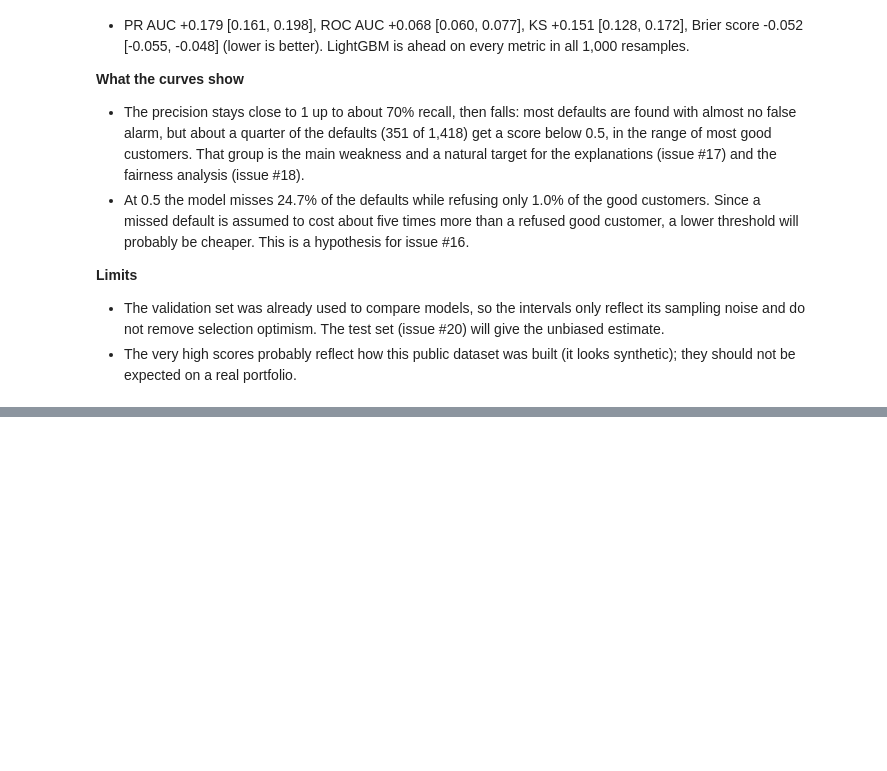
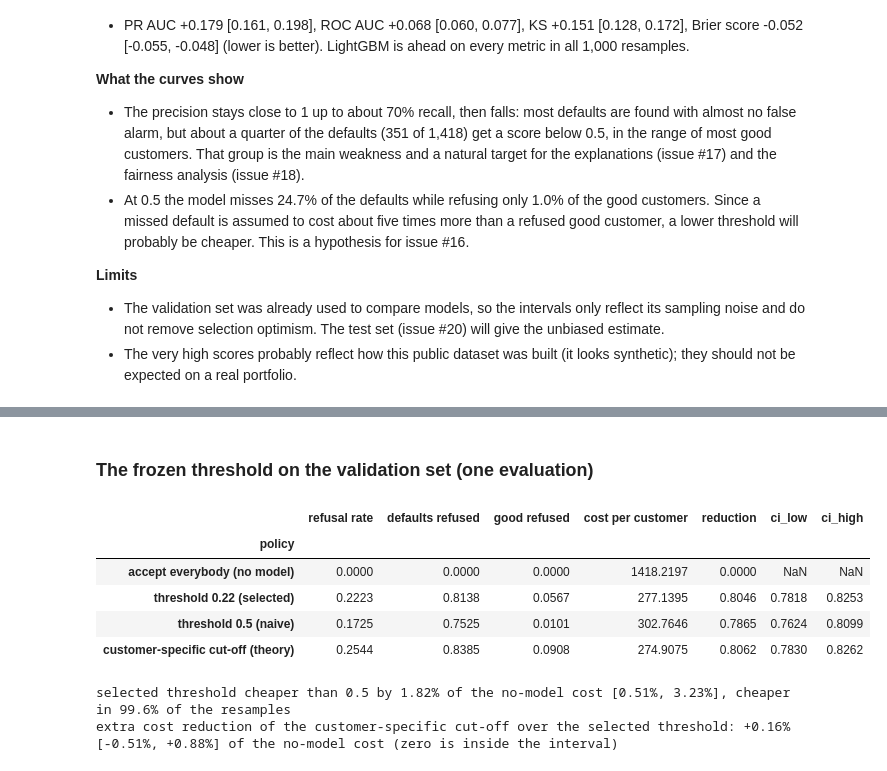
Before and after one commit to cheickbougoum90-web/credit-risk-scoring, a Jupyter notebook: notebooks/03_evaluation_explainability.ipynb, the cells around one changed output, grey strips where cells are left out. Cells and saved outputs as stored; diff of their text form; code cells hidden in the pictures; blank space fills up the shorter version.

```diff
--- a/notebooks/03_evaluation_explainability.ipynb
+++ b/notebooks/03_evaluation_explainability.ipynb
@@ -170,0 +254,11 @@ For the Brier score a lower value is better, so a negative difference favors Lig
+# %%
+rows = []
+for lgd in (0.4, 0.6, 0.8):
+    f, p_ = customer_costs(X_train["loan_amnt"], rate_train, lgd)
+    c = cost_curve(y_tr, oof, f, p_); lo_, hi_ = near_optimal_range(c, 0.01)
+    rows.append({"scenario": f"loss given default {lgd:.0%}", "optimal threshold": optimal_threshold(c), "within 1% of minimum": f"{lo_} to {hi_}"})
+for ratio in (3, 5, 10):
+    f, p_ = np.full(len(y_tr), float(ratio)), np.ones(len(y_tr))
+    c = cost_curve(y_tr, oof, f, p_); lo_, hi_ = near_optimal_range(c, 0.01)
+    rows.append({"scenario": f"unit costs {ratio}:1", "optimal threshold": optimal_threshold(c), "within 1% of minimum": f"{lo_} to {hi_}", "theory 1/(1+ratio)": round(1 / (1 + ratio), 3)})
+display(pd.DataFrame(rows).set_index("scenario"))
@@ -170,0 +274,41 @@ For the Brier score a lower value is better, so a negative difference favors Lig
+# %% [markdown]
+### The frozen threshold on the validation set (one evaluation)
+# %%
+fn_v, fp_v = customer_costs(X_val["loan_amnt"], rate_val, DEFAULT_LGD)
+p_val = scores["lightgbm"]
+policies = {
+    f"threshold {DECISION_THRESHOLD} (selected)": p_val >= DECISION_THRESHOLD,
+    "threshold 0.5 (naive)": p_val >= 0.5,
+    "customer-specific cut-off (theory)": p_val >= theoretical_thresholds(fn_v, fp_v),
+}
+acc_v = accept_all_cost(y_v, fn_v)
+boot = bootstrap_policy_costs(y_v, policies, fn_v, fp_v, n_boot=1000)
+
+rows = [{"policy": "accept everybody (no model)", "refusal rate": 0.0, "defaults refused": 0.0, "good refused": 0.0,
+         "cost per customer": acc_v / len(y_v), "reduction": 0.0, "ci_low": np.nan, "ci_high": np.nan}]
+for name, refuse in policies.items():
+    red = 1 - boot[name] / boot["accept_all"]
+    rows.append({
+        "policy": name, "refusal rate": refuse.mean(), "defaults refused": (refuse & (y_v == 1)).sum() / y_v.sum(),
+        "good refused": (refuse & (y_v == 0)).sum() / (y_v == 0).sum(), "cost per customer": policy_cost(y_v, refuse, fn_v, fp_v) / len(y_v),
+        "reduction": 1 - policy_cost(y_v, refuse, fn_v, fp_v) / acc_v, "ci_low": np.quantile(red, 0.025), "ci_high": np.quantile(red, 0.975),
+    })
+policy_table = pd.DataFrame(rows).set_index("policy")
+display(policy_table.round(4))
+policy_table.round(6).to_csv(REPORTS / "threshold_evaluation.csv")
+
+names = list(policies)
+sel, naive, theory = names[0], names[1], names[2]
+d1 = (boot[naive] - boot[sel]) / boot["accept_all"]
+d2 = (boot[theory] - boot[sel]) / boot["accept_all"]
+print(f"selected threshold cheaper than 0.5 by {d1.mean():.2%} of the no-model cost [{d1.quantile(0.025):.2%}, {d1.quantile(0.975):.2%}], cheaper in {(d1 > 0).mean():.1%} of the resamples")
+print(f"extra cost reduction of the customer-specific cut-off over the selected threshold: {-d2.mean():+.2%} [{-d2.quantile(0.975):+.2%}, {-d2.quantile(0.025):+.2%}] of the no-model cost (zero is inside the interval)")
+# %% [output]
+|  | refusal rate | defaults refused | good refused | cost per customer | reduction | ci_low | ci_high |
+| policy |  |  |  |  |  |  |  |
+| accept everybody (no model) | 0.0000 | 0.0000 | 0.0000 | 1418.2197 | 0.0000 | NaN | NaN |
+| threshold 0.22 (selected) | 0.2223 | 0.8138 | 0.0567 | 277.1395 | 0.8046 | 0.7818 | 0.8253 |
+| threshold 0.5 (naive) | 0.1725 | 0.7525 | 0.0101 | 302.7646 | 0.7865 | 0.7624 | 0.8099 |
+| customer-specific cut-off (theory) | 0.2544 | 0.8385 | 0.0908 | 274.9075 | 0.8062 | 0.7830 | 0.8262 |
+selected threshold cheaper than 0.5 by 1.82% of the no-model cost [0.51%, 3.23%], cheaper in 99.6% of the resamples
+extra cost reduction of the customer-specific cut-off over the selected threshold: +0.16% [-0.51%, +0.88%] of the no-model cost (zero is inside the interval)
```
Also changed, not shown: parts of 11 cells of this notebook, 10 other files.
